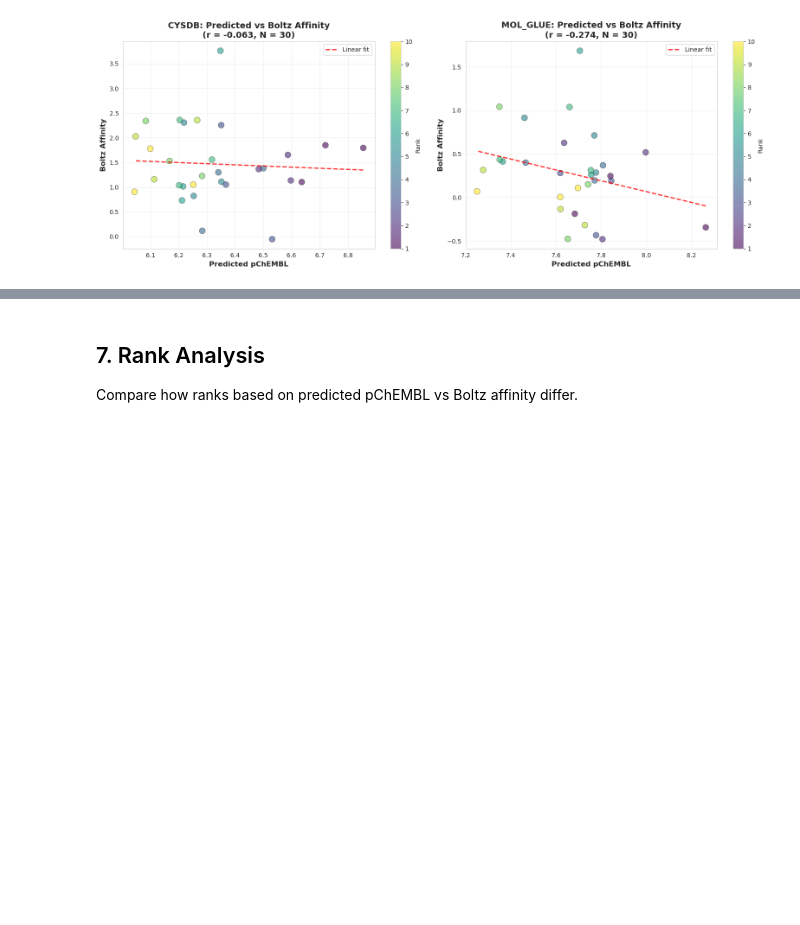
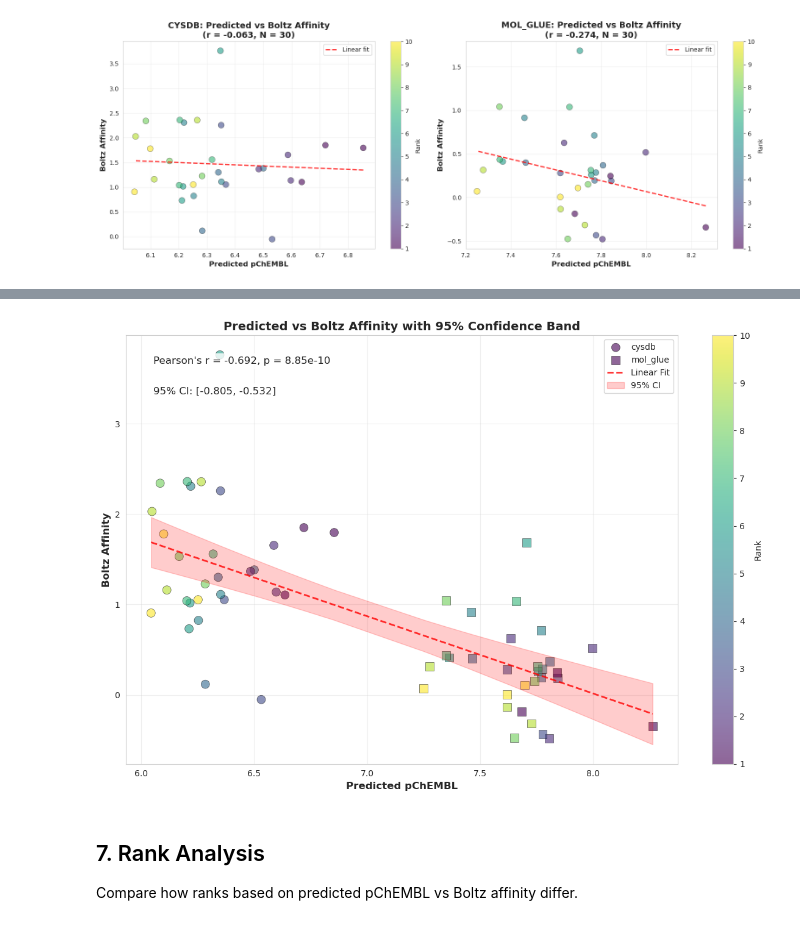
Before and after one commit to ABHCI15/AffinityPred, a Jupyter notebook: Boltz-pred/boltz-results-analysis.ipynb, the cells around one changed output, grey strips where cells are left out. Cells and saved outputs as stored; diff of their text form; code cells hidden in the pictures; blank space fills up the shorter version.

```diff
--- a/Boltz-pred/boltz-results-analysis.ipynb
+++ b/Boltz-pred/boltz-results-analysis.ipynb
@@ -308,3 +383,88 @@ plt.show()
+# %%
+import statsmodels.api as sm
+
+# Recalculate all_pred and all_boltz for the combined data
+all_pred = []
+all_boltz = []
+for dataset in ['cysdb', 'mol_glue']:
+    subset = merged_results[merged_results['Dataset'] == dataset].dropna(
+        subset=['Predicted pChEMBL', 'Boltz_Affinity']
+    )
+    all_pred.extend(subset['Predicted pChEMBL'])
+    all_boltz.extend(subset['Boltz_Affinity'])
+
+# Fit linear model
+X = sm.add_constant(all_pred)
+model = sm.OLS(all_boltz, X).fit()
+pred = model.get_prediction(X).summary_frame(alpha=0.05)
+
+# Sort for plotting
+sort_idx = np.argsort(all_pred)
+x_sorted = np.array(all_pred)[sort_idx]
+y_fitted = model.predict(X)[sort_idx]
+y_lower = pred['mean_ci_lower'][sort_idx]
+y_upper = pred['mean_ci_upper'][sort_idx]
+
+# Create the plot
+fig, ax = plt.subplots(figsize=(12, 8))
+
+# Scatter plots
+dataset_styles = {'cysdb': {'marker': 'o', 'color': 'blue', 'label': 'cysdb'},
+                  'mol_glue': {'marker': 's', 'color': 'red', 'label': 'mol_glue'}}
+
+for dataset in ['cysdb', 'mol_glue']:
+    subset = merged_results[merged_results['Dataset'] == dataset].dropna(
+        subset=['Predicted pChEMBL', 'Boltz_Affinity']
+    )
+    scatter = ax.scatter(
+        subset['Predicted pChEMBL'],
+        subset['Boltz_Affinity'],
+        c=subset['Rank'],
+        cmap='viridis',
+        s=100,
+        alpha=0.6,
+        marker=dataset_styles[dataset]['marker'],
+        edgecolors='black',
+        linewidth=0.5,
+        label=dataset_styles[dataset]['label']
+    )
+
+# Regression line
+ax.plot(x_sorted, y_fitted, "r--", alpha=0.8, linewidth=2, label='Linear Fit')
+
+# Confidence band
+ax.fill_between(x_sorted, y_lower, y_upper, color='red', alpha=0.2, label='95% CI')
+
+# Calculate correlation stats
+r, p = stats.pearsonr(all_pred, all_boltz)
+n = len(all_pred)
+z = 0.5 * np.log((1 + r) / (1 - r))
+se = 1 / np.sqrt(n - 3)
+z_ci_low = z - 1.96 * se
+z_ci_high = z + 1.96 * se
+r_ci_low = (np.exp(2 * z_ci_low) - 1) / (np.exp(2 * z_ci_low) + 1)
+r_ci_high = (np.exp(2 * z_ci_high) - 1) / (np.exp(2 * z_ci_high) + 1)
+
+# Add text
+ax.text(0.05, 0.95, f"Pearson's r = {r:.3f}, p = {p:.2e}", transform=ax.transAxes, fontsize=12, verticalalignment='top', bbox=dict(boxstyle="round,pad=0.3", facecolor="white", alpha=0.8))
+ax.text(0.05, 0.88, f"95% CI: [{r_ci_low:.3f}, {r_ci_high:.3f}]", transform=ax.transAxes, fontsize=12, verticalalignment='top', bbox=dict(boxstyle="round,pad=0.3", facecolor="white", alpha=0.8))
+
+# Labels and formatting
+ax.set_xlabel('Predicted pChEMBL', fontsize=12, fontweight='bold')
+ax.set_ylabel('Boltz Affinity', fontsize=12, fontweight='bold')
+ax.set_title('Predicted vs Boltz Affinity with 95% Confidence Band', fontsize=14, fontweight='bold')
+ax.legend(fontsize=10)
+ax.grid(True, alpha=0.3)
+
+# Colorbar
+cbar = plt.colorbar(scatter, ax=ax)
+cbar.set_label('Rank', fontsize=10)
+
+plt.tight_layout()
+plt.savefig('boltz_affinity_combined_scatter_with_ci.png', dpi=300, bbox_inches='tight')
+plt.show()
+# %% [output]
+[figure, added]
 # %% [markdown]
 ## 7. Rank Analysis
 
```
Also changed, not shown: parts of 5 cells of this notebook, 9 other files.
